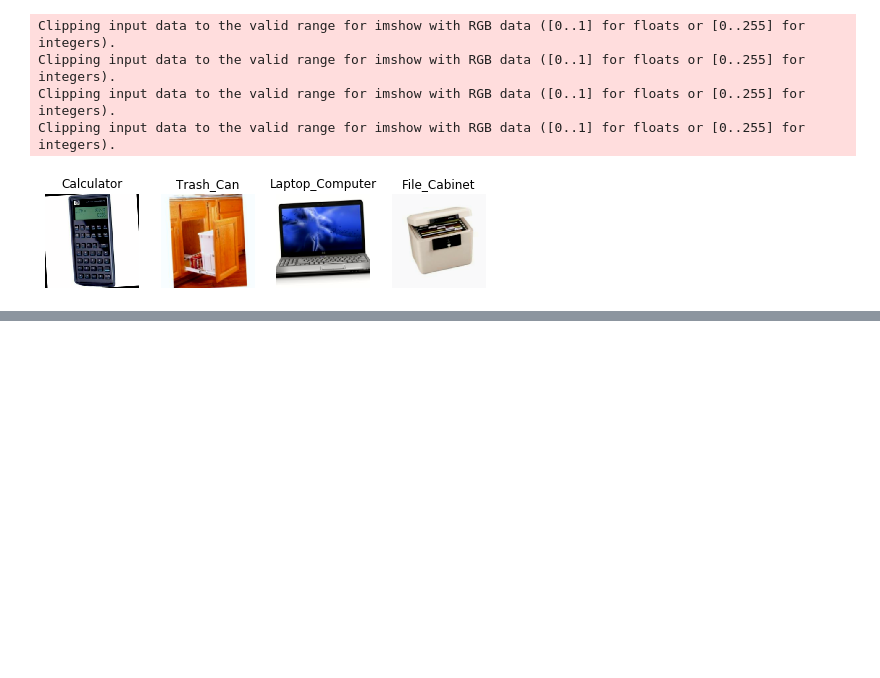
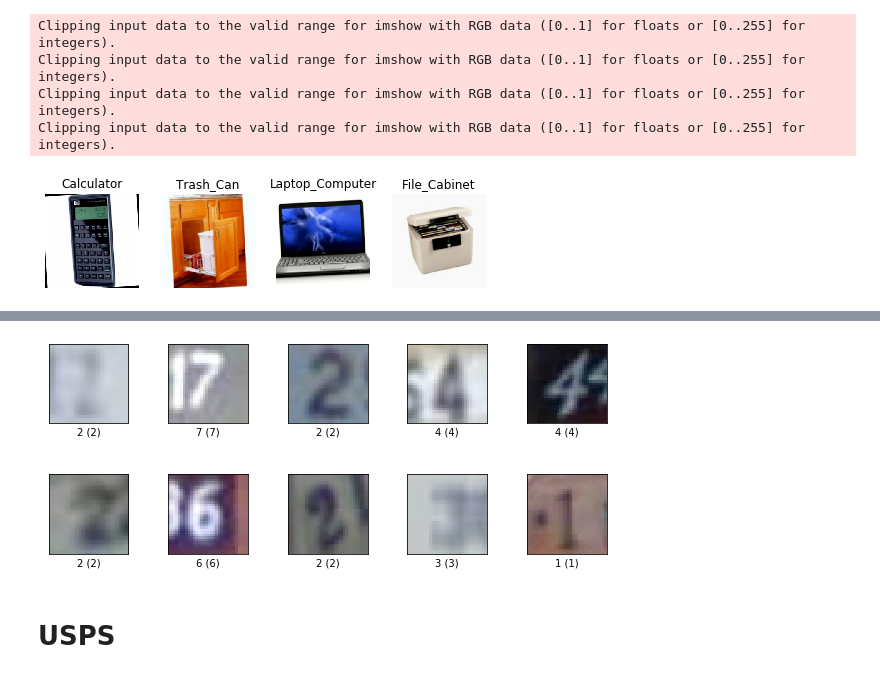
Before and after one commit to LukasHedegaard/dage, a Jupyter notebook: notebooks/dataset-vis.ipynb, the cells around one changed output, grey strips where cells are left out. Cells and saved outputs as stored; diff of their text form; code cells hidden in the pictures; blank space fills up the shorter version.

```diff
--- a/notebooks/dataset-vis.ipynb
+++ b/notebooks/dataset-vis.ipynb
@@ -159,0 +222,3 @@ Clipping input data to the valid range for imshow with RGB data ([0..1] for floa
+# %%
+svhn_df, svhn_info = tfds.load("svhn_cropped", split="test", with_info=True)
+print(svhn_info)
@@ -159,0 +243,6 @@ Clipping input data to the valid range for imshow with RGB data ([0..1] for floa
+# %%
+fig = tfds.show_examples(svhn_info, svhn_df, rows=2, cols=5, plot_scale=2.0)
+# %% [output]
+[figure, added]
+# %% [markdown]
+# USPS
```
Also changed, not shown: parts of 15 cells of this notebook, 3 other files.
